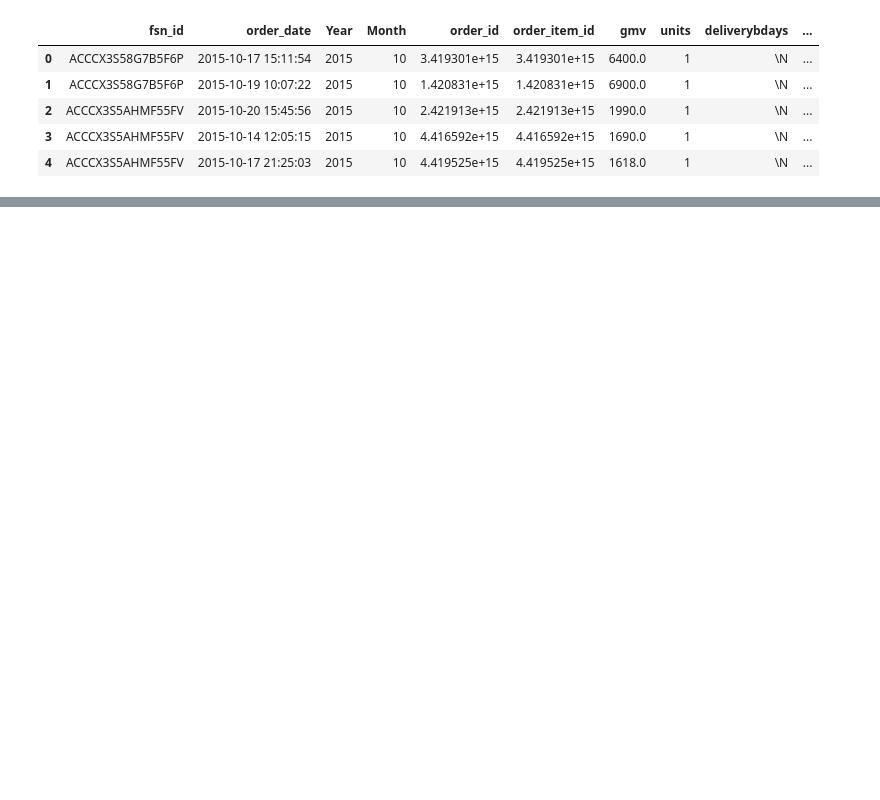
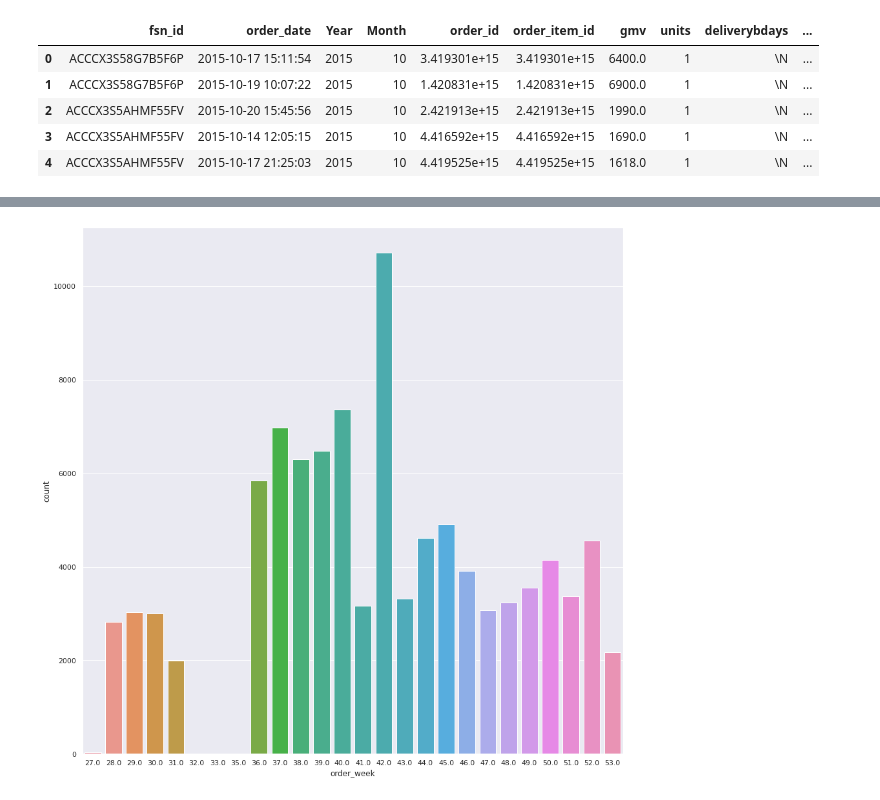
Before and after one commit to Anirudhakumar/DS-, a Jupyter notebook: MarketMixModeling.ipynb, the cells around one changed output, grey strips where cells are left out. Saved outputs shown, nothing was run; the diff lists cells and outputs as text; code cells hidden in the pictures; blank space fills up the shorter version.

```diff
--- a/MarketMixModeling.ipynb
+++ b/MarketMixModeling.ipynb
@@ -247,0 +269,10 @@ df_CameraAccessory.head()
+# %%
+df_Test=df[df["product_analytic_sub_category"] == "CameraAccessory"].copy()
+# %%
+df_Test.loc[df_Test.Year == 2015, 'order_week'] = df_Test['order_date'].dt.week
+# %%
+plt.figure(figsize=(15,15))
+sns.countplot(x="order_week",data=df_Test)
+plt.show()
+# %% [output]
+[figure, added]
```
Also changed, not shown: parts of 11 cells of this notebook.
